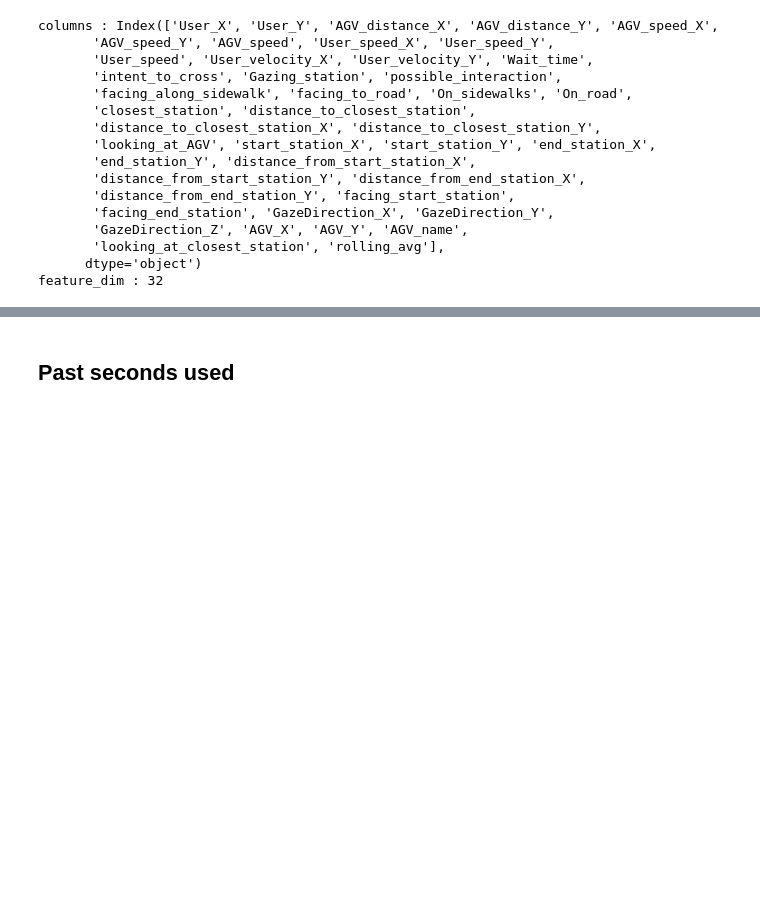
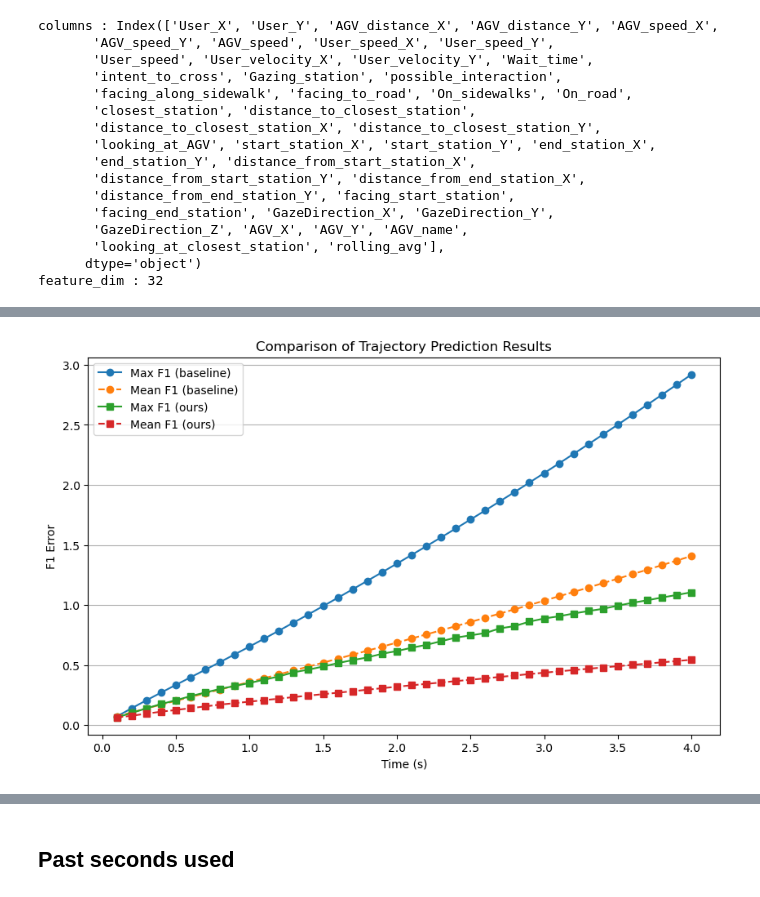
Before and after one commit to priest-yang/Pedestrian-Trajectory-Prediction, a Jupyter notebook: notebook/baseline_cvm.ipynb, the cells around one changed output, grey strips where cells are left out. Drawn from its saved outputs; the diff is of its cells as text; code cells hidden in the pictures; blank space fills up the shorter version.

Commit message:
update baseline and model eval

```diff
--- a/notebook/baseline_cvm.ipynb
+++ b/notebook/baseline_cvm.ipynb
@@ -174,0 +219,23 @@ plt.show()
+# %%
+baseline = pd.read_csv('../model/constant_velocity_model/result.csv')
+ours = pd.read_csv('../model/TFT_vqvae/Feb13_23-34-22/result.csv')
+
+
+
+# Plot the data
+plt.figure(figsize=(10, 6))
+plt.plot(baseline["Second (s)"], baseline["max"], marker="o", linestyle="-", label="Max F1 (baseline)")
+plt.plot(baseline["Second (s)"], baseline["mean"], marker="o", linestyle="--", label="Mean F1 (baseline)")
+
+plt.plot(ours["Second (s)"], ours["max"], marker="s", linestyle="-", label="Max F1 (ours)")
+plt.plot(ours["Second (s)"], ours["mean"], marker="s", linestyle="--", label="Mean F1 (ours)")
+
+plt.xlabel("Time (s)")
+plt.ylabel("F1 Error")
+plt.title("Comparison of Trajectory Prediction Results")
+plt.legend()
+plt.grid(True, axis='y')
+plt.savefig('../figure/comparison_of_trajectory_prediction_results.png')
+plt.show()
+# %% [output]
+[figure, added]
```
Also changed, not shown: parts of 8 cells of this notebook, 1 other file.
